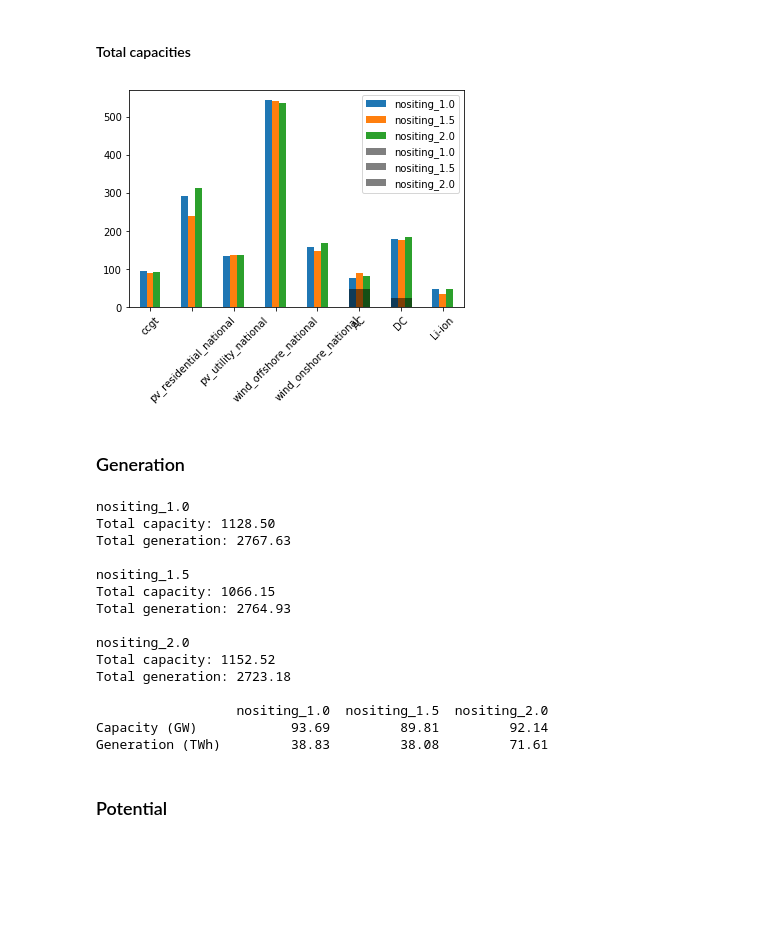
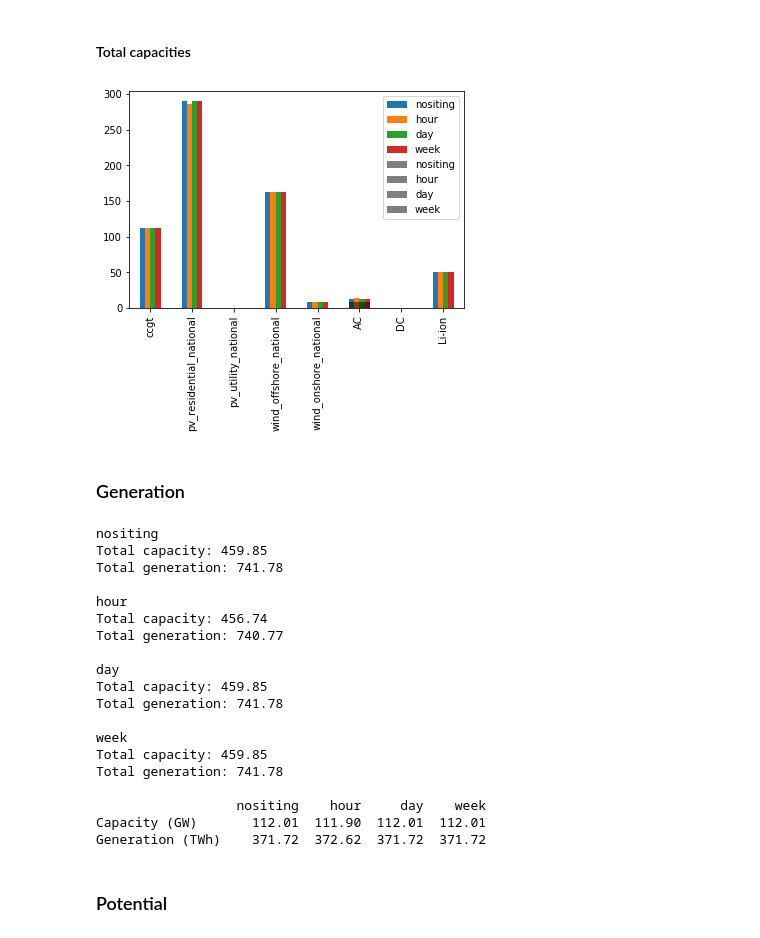
Before and after one commit to montefesp/REplan, a Jupyter notebook: projects/tyndp2018/analysis.ipynb, the cells around one changed output. Cells and saved outputs as stored; diff of their text form; code cells hidden in the pictures; blank space fills up the shorter version.

```diff
--- a/projects/tyndp2018/analysis.ipynb
+++ b/projects/tyndp2018/analysis.ipynb
@@ -28,7 +28,8 @@ regions_dict = {'Iberia': ['ES', 'PT'],
                 'South': ['HR', 'GR', 'BG', 'RO']}
 
 # cases = ["20200930_143715", "20201001_093322", "20201001_095114", "20201001_100241", "20201001_103012"]
-cases = ['nositing_1.0_highcost', 'siting_day_0.9_highcost', 'siting_week_0.9_highcost'] #'siting_day_0.9', "siting_day_0.8", "siting_week_0.8"] # "siting_day_0.7", "siting_day_0.8", "siting_day_0.9", "siting_week_0.7", "siting_week_0.8"]
+cases = ['nositing_CWE_1.0', 'siting_CWE_1.0_hour_1.0', 'siting_CWE_1.0_day_1.0', 'siting_CWE_1.0_week_1.0']#, 'siting_CWE_0.5_week_1.0']
+cases_short = ["nositing", "hour", "day", "week"]
 # %% [markdown]
 ### Loading solved nets
 # %%
@@ -51,15 +53,15 @@ INFO:pypsa.io:Imported network  has buses, carriers, generators, links, loads, s
 # Costs of generators
 techs = ["ccgt", "load", "pv_residential_national", "pv_utility_national", "ror",
          "wind_onshore_national", "wind_offshore_national"]
-costs_1 = pd.DataFrame(index=techs, columns=cases)
-for case in cases:
+costs_1 = pd.DataFrame(index=techs, columns=cases_short)
+for case in cases_short:
     net = nets[case]
     for tech in techs:
         costs_1.loc[tech, case] = net.generators[net.generators.type == tech].capital_cost.unique()[0]
 print(costs_1)
 
-costs_all = pd.DataFrame(index=["Generation", "Transmission", "Storage"], columns=cases)
-for case in cases:
+costs_all = pd.DataFrame(index=["Generation", "Transmission", "Storage"], columns=cases_short)
+for case in cases_short:
     net = nets[case]
     cost = get_generators_cost(net).sum() + get_links_capex(net).sum() + get_storage_cost(net).sum()
     costs_all.loc["Generation", case] = get_generators_cost(net).sum()
@@ -71,8 +73,8 @@ print(costs_all)
 # Generation cost
 techs = ["ccgt", "load", "pv_residential_national", "pv_utility_national", "ror",
          "wind_onshore_national", "wind_offshore_national"]
-costs = pd.DataFrame(index=techs, columns=cases)
-for case in cases:
+costs = pd.DataFrame(index=techs, columns=cases_short)
+for case in cases_short:
     net = nets[case]
     costs[case] = get_generators_cost(net).round(3)
 # print(costs)
@@ -98,8 +96,8 @@ Total                         106.741
 ### Number of points
 # %%
 # Check number of sites per tech
-nbs_df = pd.DataFrame(columns=cases, index=["Wind onshore", "Wind offshore", "PV utility", "PV residential", "RES"])
-for case in cases:
+nbs_df = pd.DataFrame(columns=cases_short, index=["Wind onshore", "Wind offshore", "PV utility", "PV residential", "RES"])
+for case in cases_short:
     net = nets[case]
     nbs_df.loc["Wind onshore", case] = len(net.generators[net.generators.type == 'wind_onshore_national'])
     nbs_df.loc["Wind offshore", case] = len(net.generators[net.generators.type == 'wind_offshore_national'])
@@ -108,9 +106,9 @@ for case in cases:
     nbs_df.loc["RES", case] = nbs_df[case].sum()
 print(nbs_df)
 
-nbs_df_c = pd.DataFrame(columns=cases, index=["Wind onshore", "Wind offshore", "PV utility", "PV residential", "RES"])
+nbs_df_c = pd.DataFrame(columns=cases_short, index=["Wind onshore", "Wind offshore", "PV utility", "PV residential", "RES"])
 min_cap = 1e-3
-for case in cases:
+for case in cases_short:
     net = nets[case]
     nbs_df_c.loc["Wind onshore", case] = len(net.generators[(net.generators.type == 'wind_onshore_national') & (net.generators.p_nom_opt > min_cap)])
     nbs_df_c.loc["Wind offshore", case] = len(net.generators[(net.generators.type == 'wind_offshore_national') & (net.generators.p_nom_opt > min_cap)])
@@ -118,4 +116,5 @@ for case in cases:
     nbs_df_c.loc["PV residential", case] = len(net.generators[(net.generators.type == 'pv_residential_national') & (net.generators.p_nom_opt > min_cap)])
     nbs_df_c.loc["RES", case] = nbs_df_c[case].sum()
 print(nbs_df_c)
+print(nbs_df_c/nbs_df)
 # %% [output]
@@ -152,13 +152,13 @@ KeyError: 'nositing_1.0'
 # %%
 # Comparing site in siting runs vs no siting, looking at the concepts of true positive etc
 techs = ["wind_onshore_national", "wind_offshore_national", "pv_utility_national", "pv_residential_national"]
-nositing_net = nets[cases[0]]
+nositing_net = nets[cases_short[0]]
 min_cap = 1e-3
 nositing_res_gens = nositing_net.generators[(nositing_net.generators.type.isin(techs))
                                             & (nositing_net.generators.p_nom_opt > min_cap)]
 nositing_set = set(nositing_res_gens.index)
-roc_table = pd.DataFrame(columns=cases[1:], index=["TP", "FP", "FN"])
-for case in cases[1:]:
+roc_table = pd.DataFrame(columns=cases_short[1:], index=["TP", "FP", "FN"])
+for case in cases_short[1:]:
     net = nets[case]
     res_gens = net.generators[(net.generators.type.isin(techs))] # & (net.generators.p_nom_opt > min_cap)]
     # print(len(res_gens))
@@ -172,9 +172,8 @@ for case in cases[1:]:
     # False negatives are sites that were not selected by the siting and were selected by the 1 stage
     missing_set = nositing_set - siting_set
     roc_table.loc["FN", case] = len(missing_set)
-
 print(roc_table)
-prec_recall = pd.DataFrame(columns=["Precision", "Recall"], index=cases[1:])
+prec_recall = pd.DataFrame(columns=["Precision", "Recall"], index=cases_short[1:])
 # Percentage of locations in stage 1 that were selected (True Positive Rate)
 prec_recall["Recall"] = roc_table.loc['TP']/(roc_table.loc['TP']+roc_table.loc['FN'])
 # Percentage of selected location that were in stage 1 (1 - False Positive Rate)
@@ -247,36 +271,36 @@ for case in cases:
 # %%
 techs = ["ccgt", "pv_residential_national", "pv_utility_national",
          "wind_offshore_national", "wind_onshore_national",
          "AC", "DC", "Li-ion"]
-capacities_df = pd.DataFrame(columns=cases, index=techs)
-capacities_init_df = pd.DataFrame(columns=cases, index=techs)
-for case in cases:
+capacities_df = pd.DataFrame(columns=cases_short, index=techs)
+capacities_init_df = pd.DataFrame(columns=cases_short, index=techs)
+for case in cases_short:
     net = nets[case]
     capacities = pd.concat([get_generators_capacity(net)["final"],
                             get_links_capacity(net)["new [TWkm]"] + get_links_capacity(net)["init [TWkm]"],
                             get_storage_energy_capacity(net)["new [GWh]"]])
     for tech in techs:
         capacities_df.loc[tech, case] = capacities[capacities.index.str.startswith(tech)].sum().round()
     # capacities_df[case] = capacities[techs].round().values
     capacities = pd.concat([get_generators_capacity(net)["init"],
                             get_links_capacity(net)["init [TWkm]"],
                             get_storage_power_capacity(net)["init [GW]"]])
     capacities_init_df[case] = capacities[techs].round().values
 # capacities_df.round(3).to_csv("capacities.csv")
 ax1 = capacities_df.plot(kind="bar")
 capacities_init_df.plot(ax=ax1, kind="bar", color='k', alpha=0.5)
-plt.xticks(rotation="45")
+#plt.xticks(rotation="45")
 plt.savefig(f"capacities_{year}.png", bbox_inches="tight")
 # %% [output]
-[figure, old version]
+[figure, new version]
 # %% [markdown]
 ### Generation
 # %%
 techs = ['wind_onshore_national', 'wind_offshore_national', 'pv_residential_national', 'pv_utility_national']
 
-generation_df = pd.DataFrame(columns=cases, index=techs_generic)
-ccgt_generation_df = pd.DataFrame(columns=cases, index=["Capacity (GW)", "Generation (TWh)"], dtype=float)
-for case in cases:
+generation_df = pd.DataFrame(columns=cases_short, index=techs_generic)
+ccgt_generation_df = pd.DataFrame(columns=cases_short, index=["Capacity (GW)", "Generation (TWh)"], dtype=float)
+for case in cases_short:
     print(case)
     net = nets[case]
     res_gens = net.generators[net.generators.type.isin(techs)]
@@ -290,21 +314,25 @@ for case in cases:
     print()
 print(ccgt_generation_df.round(2))
 # %% [output]
-nositing_1.0
-Total capacity: 1128.50
-Total generation: 2767.63
+nositing
+Total capacity: 459.85
+Total generation: 741.78
 
-nositing_1.5
-Total capacity: 1066.15
-Total generation: 2764.93
+hour
+Total capacity: 456.74
+Total generation: 740.77
 
-nositing_2.0
-Total capacity: 1152.52
-Total generation: 2723.18
+day
+Total capacity: 459.85
+Total generation: 741.78
 
-                  nositing_1.0  nositing_1.5  nositing_2.0
-Capacity (GW)            93.69         89.81         92.14
-Generation (TWh)         38.83         38.08         71.61
+week
+Total capacity: 459.85
+Total generation: 741.78
+
+                  nositing    hour     day    week
+Capacity (GW)       112.01  111.90  112.01  112.01
+Generation (TWh)    371.72  372.62  371.72  371.72
 # %% [markdown]
 ### Potential
 # %% [markdown]
```
Also changed, not shown: parts of 10 cells of this notebook, 1 other file.
